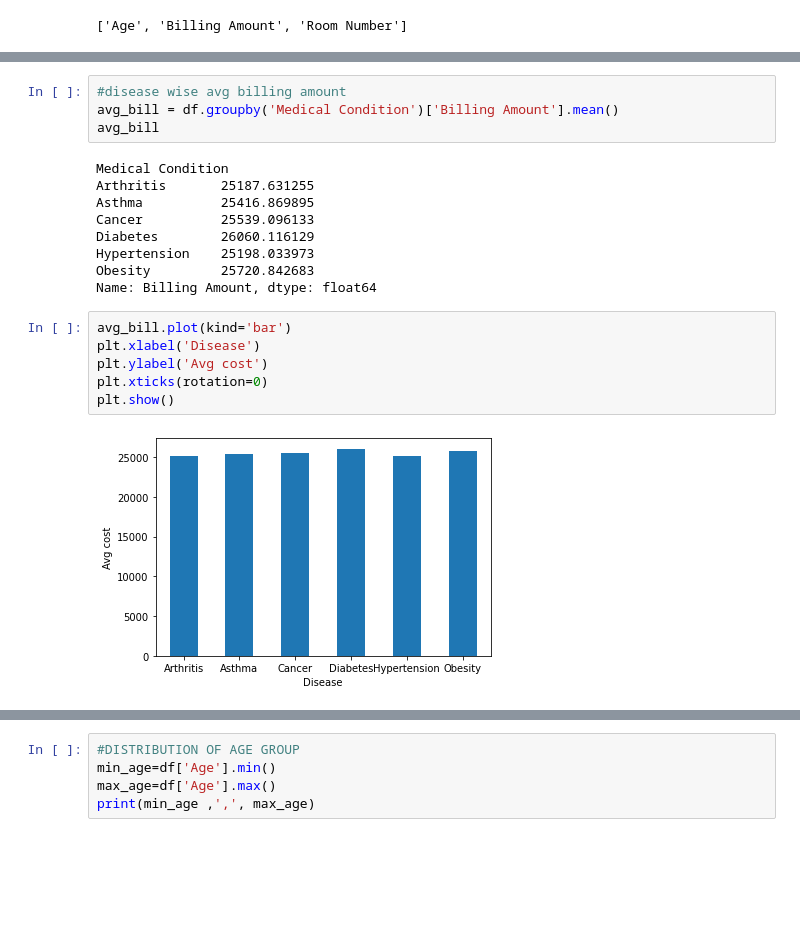
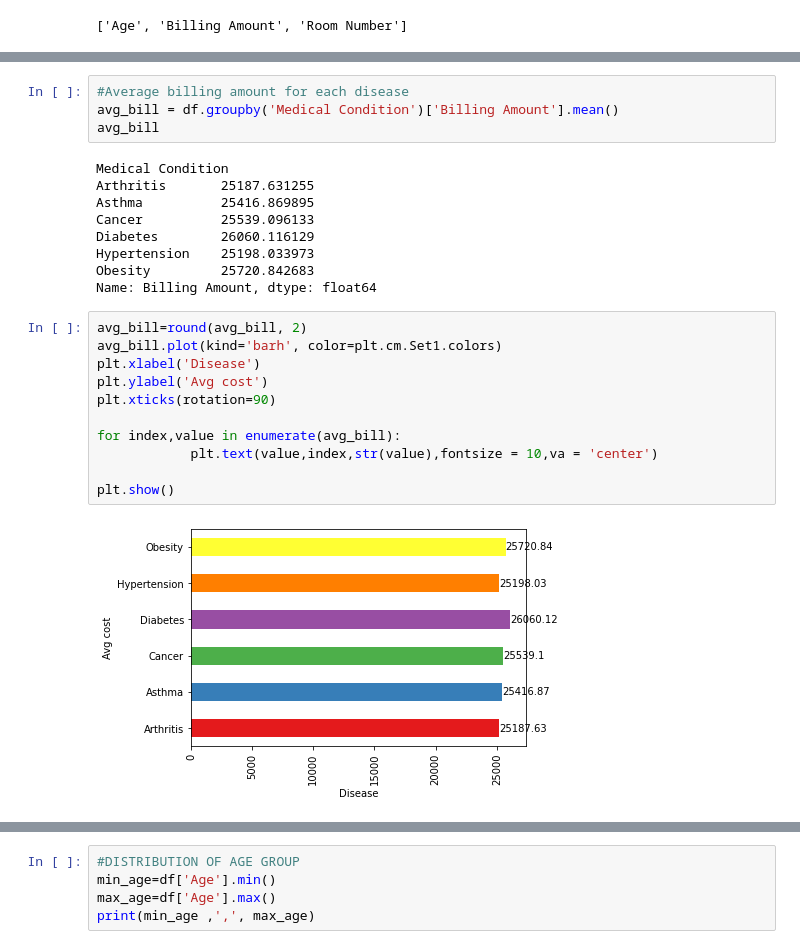
Before and after one commit to RajosreeDas/Healthcare-Data-Analysis, a Jupyter notebook: healthcare.ipynb, the cells around one changed output, grey strips where cells are left out. Cells and saved outputs as stored; diff of their text form; blank space fills up the shorter version.

Commit message:
Updated the visualization

```diff
--- a/healthcare.ipynb
+++ b/healthcare.ipynb
@@ -157,5 +159,5 @@ plt.show()
 # %%
-#disease wise avg billing amount
+#Average billing amount for each disease
 avg_bill = df.groupby('Medical Condition')['Billing Amount'].mean()
 avg_bill
 # %% [output]
@@ -168,13 +170,18 @@ Hypertension    25198.033973
 Obesity         25720.842683
 Name: Billing Amount, dtype: float64
 # %%
-avg_bill.plot(kind='bar')
+avg_bill=round(avg_bill, 2)
+avg_bill.plot(kind='barh', color=plt.cm.Set1.colors)
 plt.xlabel('Disease')
 plt.ylabel('Avg cost')
-plt.xticks(rotation=0)
+plt.xticks(rotation=90)
+
+for index,value in enumerate(avg_bill):
+            plt.text(value,index,str(value),fontsize = 10,va = 'center')
+
 plt.show()
 # %% [output]
-[figure, old version]
+[figure, new version]
 # %%
 #9.	DISTRIBUTION OF BLOOD TYPE, INSURANCE PROVIDER, ADMISSION TYPE, TEST RESULT
 bloodtype_count = df['Blood Type'].value_counts().sort_values(ascending=True)
```
Also changed, not shown: parts of 13 cells of this notebook.
